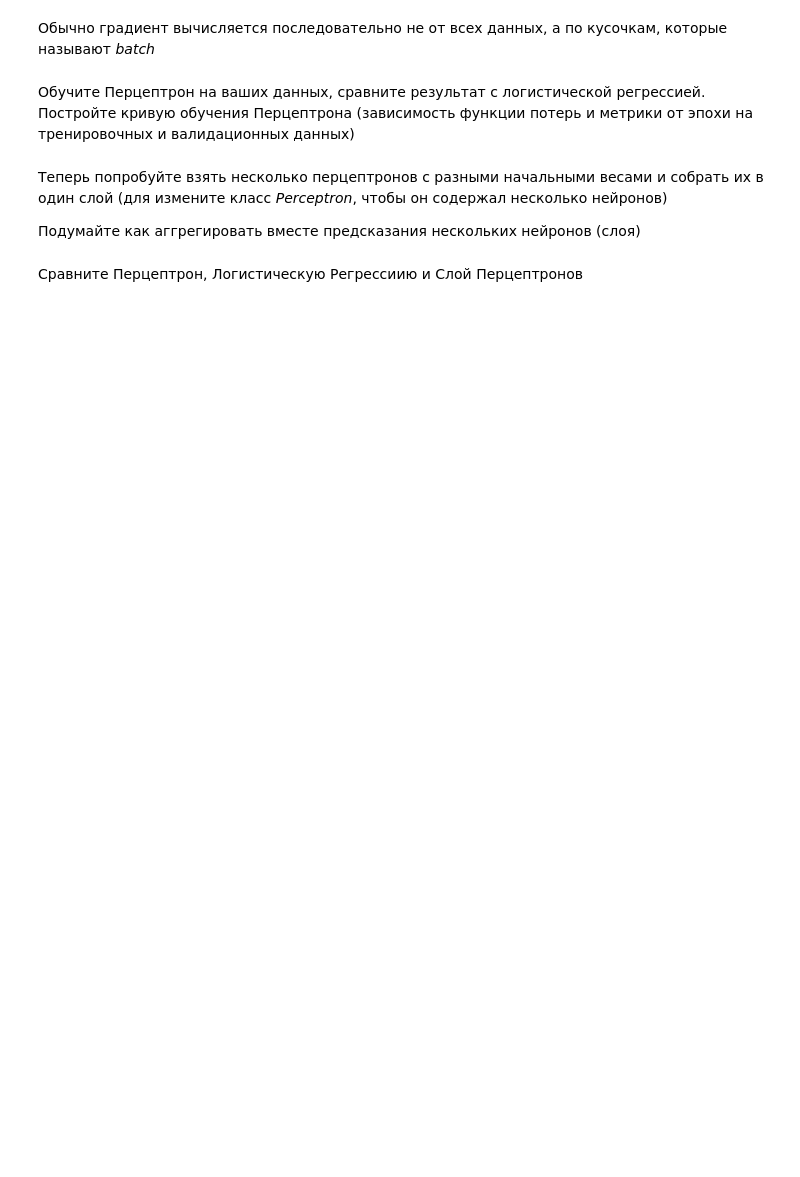
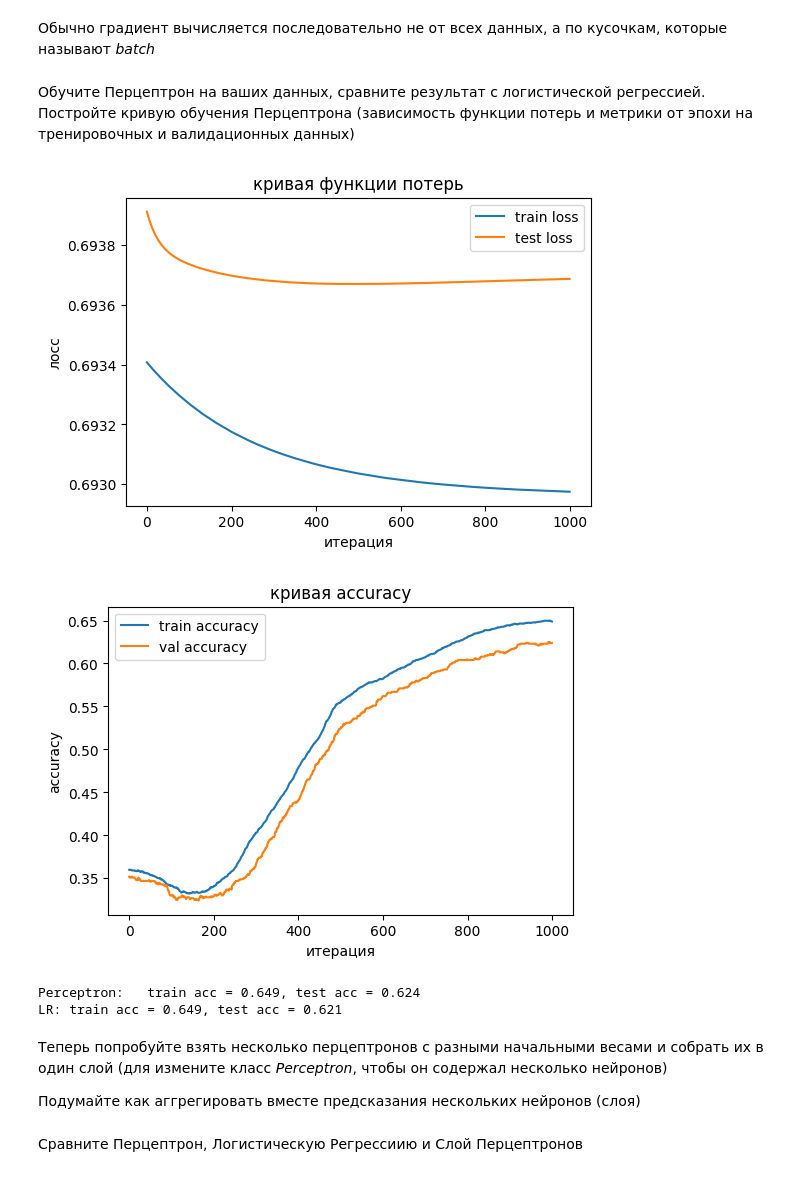
Before and after one commit to Saharochekl/FSR_ML, a Jupyter notebook: hometasks/Theme 10/Sem10_01.ipynb, the cells around one changed output. Saved outputs shown, nothing was run; the diff lists cells and outputs as text; code cells hidden in the pictures; blank space fills up the shorter version.

```diff
--- a/hometasks/Theme 10/Sem10_01.ipynb
+++ b/hometasks/Theme 10/Sem10_01.ipynb
@@ -88,3 +157,66 @@ train_data.to(device)
+# %%
+criterion = nn.BCELoss()
+n_epochs = 1000
+model = Perceptron(n_features=2, act=torch.sigmoid)
+optimizer = torch.optim.SGD(model.parameters(), lr=0.1)
+
+train_losses, test_losses = [], []
+train_accs, test_accs = [], []
+
+for epoch in range(n_epochs):
+    y_pred_train = model.forward(X_train_t)
+    loss_train = criterion(y_pred_train, y_train_t)
+
+    optimizer.zero_grad()
+    loss_train.backward()
+    optimizer.step()
+
+    with torch.no_grad():
+        y_train_cls = (y_pred_train >= 0.5).float()
+        acc_train = (y_train_cls == y_train_t).float().mean().item()
+        y_pred_test = model.forward(X_test_t)
+        loss_test = criterion(y_pred_test, y_test_t)
+        y_test_cls = (y_pred_test >= 0.5).float()
+        acc_test = (y_test_cls == y_test_t).float().mean().item()
+
+    train_losses.append(loss_train.item())
+    test_losses.append(loss_test.item())
+    train_accs.append(acc_train)
+    test_accs.append(acc_test)
+
+
+plt.figure(figsize=(6, 4))
+plt.plot(train_losses, label='train loss')
+plt.plot(test_losses, label='test loss')
+plt.xlabel('итерация')
+plt.ylabel('лосс')
+plt.title('кривая функции потерь')
+plt.legend()
+plt.show()
+
+plt.figure(figsize=(6, 4))
+plt.plot(train_accs, label='train accuracy')
+plt.plot(test_accs, label='val accuracy')
+plt.xlabel('итерация')
+plt.ylabel('accuracy')
+plt.title('кривая accuracy')
+plt.legend()
+plt.show()
+
+log_reg = LogisticRegression()
+log_reg.fit(X_train, y_train.ravel())
+y_train_lr = log_reg.predict(X_train)
+y_test_lr = log_reg.predict(X_test)
+acc_train_lr = accuracy_score(y_train.ravel(), y_train_lr)
+acc_test_lr = accuracy_score(y_test.ravel(), y_test_lr)
+
+print(f'Perceptron:   train acc = {train_accs[-1]:.3f}, test acc = {test_accs[-1]:.3f}')
+print(f'LR: train acc = {acc_train_lr:.3f}, test acc = {acc_test_lr:.3f}')
+# %% [output]
+[figure, added]
+[figure, added]
+Perceptron:   train acc = 0.649, test acc = 0.624
+LR: train acc = 0.649, test acc = 0.621
 # %% [markdown]
 Теперь попробуйте взять несколько перцептронов с разными начальными весами и собрать их в один слой (для измените класс *Perceptron*, чтобы он содержал несколько нейронов)
 
```
Also changed, not shown: parts of 31 cells of this notebook, 1 other file.
